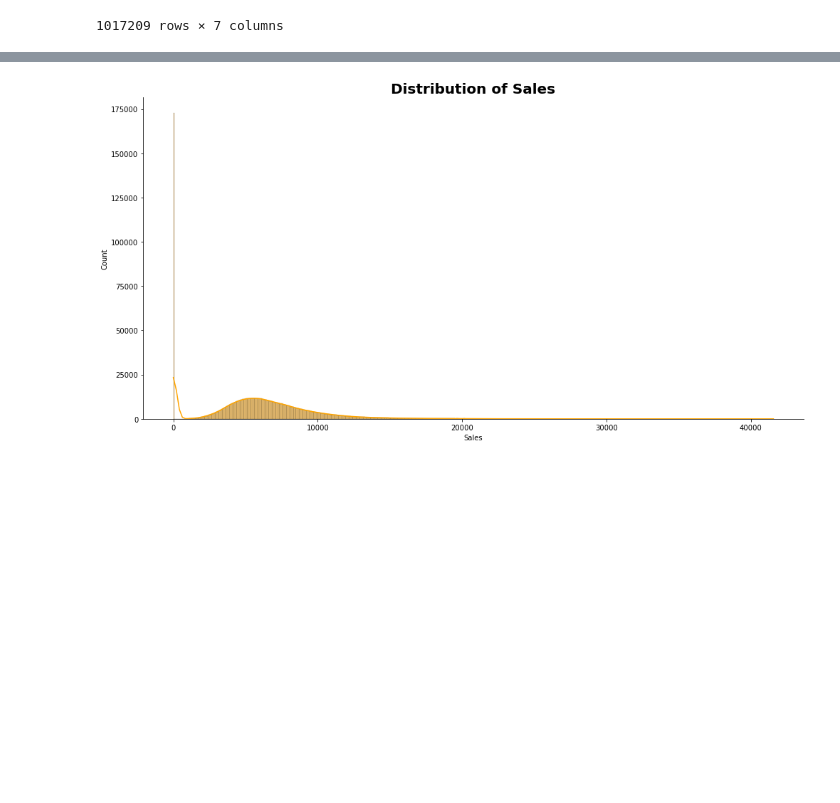
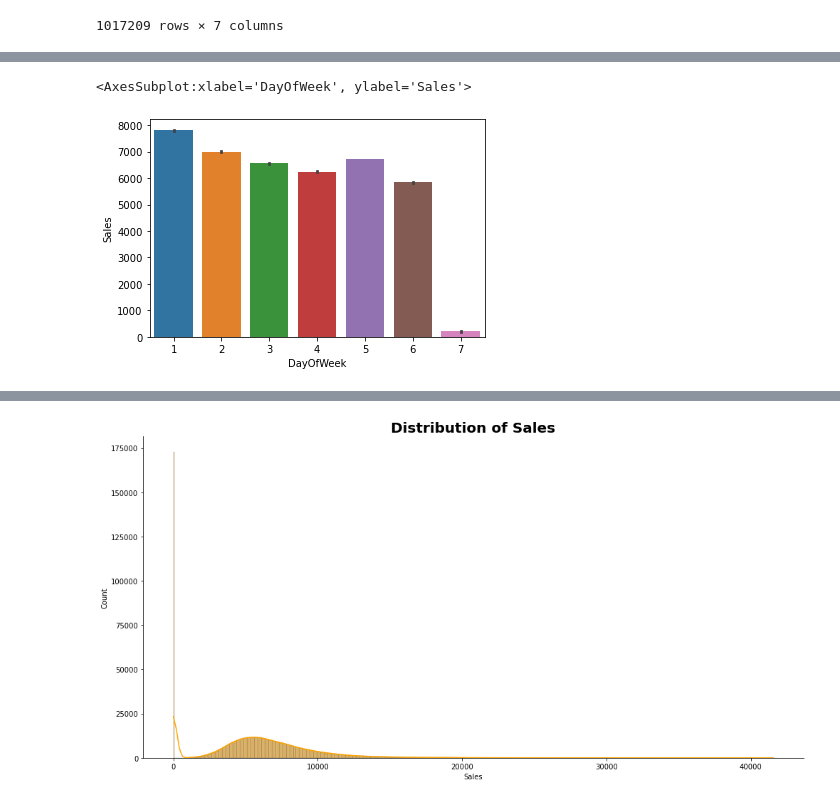
Before and after one commit to AmonKi/sales-prediction, a Jupyter notebook: Data Exploration.ipynb, the cells around one changed output, grey strips where cells are left out. Cells and saved outputs as stored; diff of their text form; code cells hidden in the pictures; blank space fills up the shorter version.

```diff
--- a/Data Exploration.ipynb
+++ b/Data Exploration.ipynb
@@ -198,0 +204,5 @@ merged[["Date","Year","Month","Day","Week","Quarter","Season"]]
+# %%
+sns.barplot(x='DayOfWeek',y='Sales',data = merged)
+# %% [output]
+<AxesSubplot:xlabel='DayOfWeek', ylabel='Sales'>
+[figure, added]
```
Also changed, not shown: parts of 3 cells of this notebook, 3 other files.
